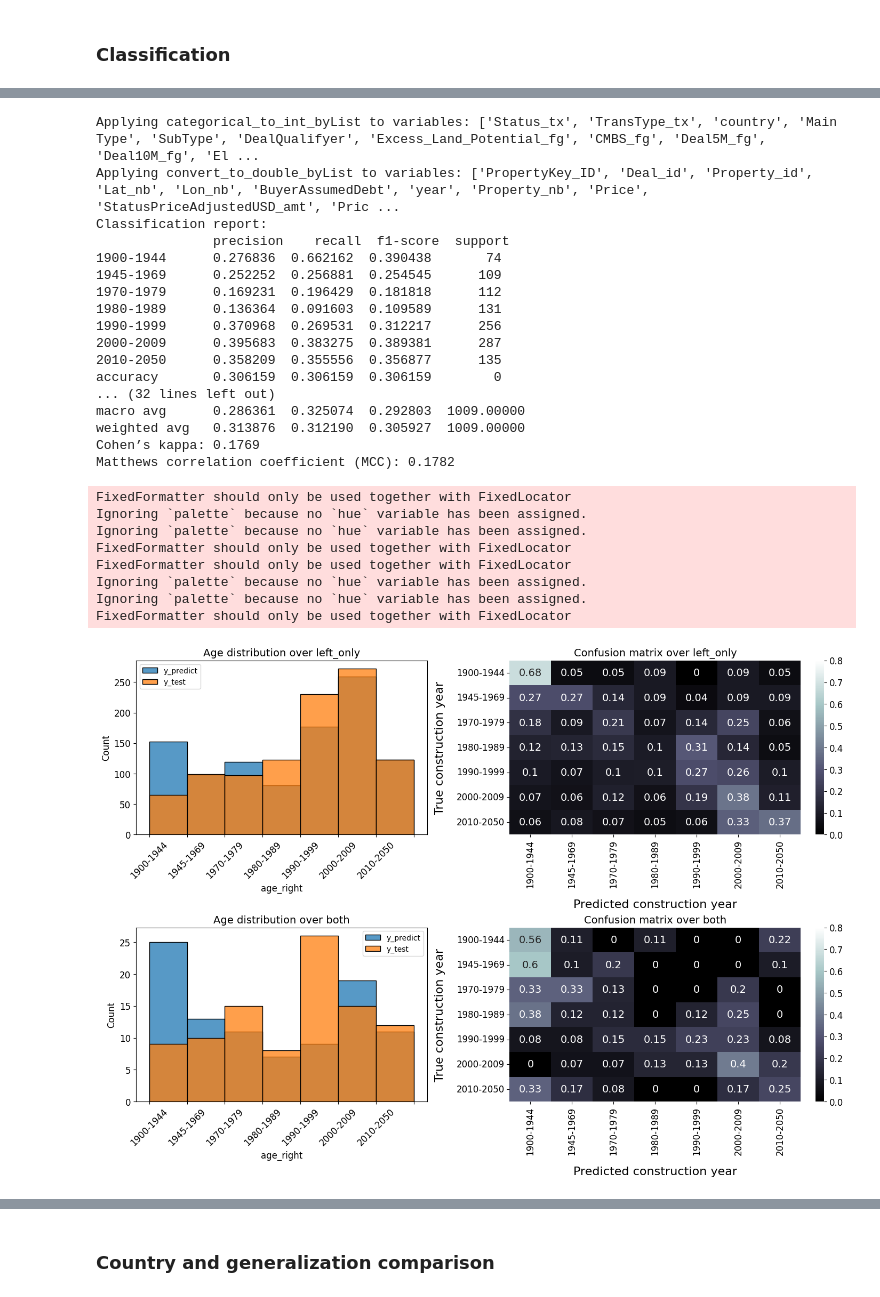
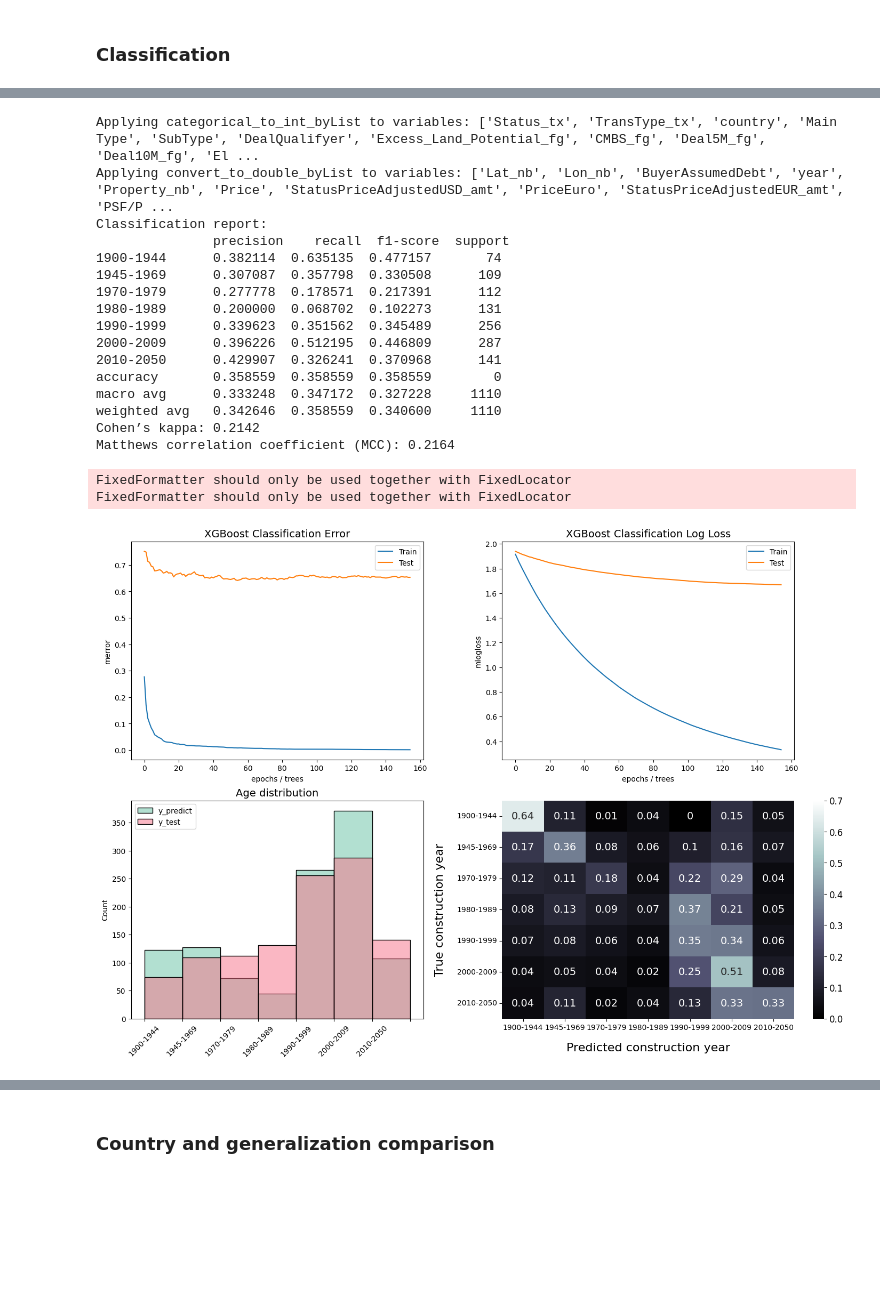
Before and after one commit to kaifoerster/BuildingAgePredictorML, a Jupyter notebook: main notebooks/demo-RCA.ipynb, the cells around one changed output, grey strips where cells are left out. Saved outputs shown, nothing was run; the diff lists cells and outputs as text; code cells hidden in the pictures; blank space fills up the shorter version.

```diff
--- a/main notebooks/demo-RCA.ipynb
+++ b/main notebooks/demo-RCA.ipynb
@@ -54,13 +54,22 @@ print(df_dropped.columns.to_list())
 # %% [markdown]
 ## Prediction
 # %%
+# xgb_model_params = {'tree_method': 'hist'}
+# xgb_hyperparams = {
+#     'max_depth': 5,
+#     'learning_rate': 0.1,
+#     'n_estimators': 500,
+#     'colsample_bytree': 0.5,
+#     'subsample': 1.0,
+# }
+
 xgb_model_params = {'tree_method': 'hist'}
 xgb_hyperparams = {
-    'max_depth': 5,
-    'learning_rate': 0.1,
-    'n_estimators': 500,
-    'colsample_bytree': 0.5,
-    'subsample': 1.0,
+    'max_depth': 13,
+    'learning_rate': 0.025,
+    'n_estimators': 1000,
+    'colsample_bytree': 0.9,
+    'colsample_bylevel': 0.5
 }
 # %% [markdown]
 ### Regression
@@ -141,5 +150,5 @@ classifier = AgeClassifier(
     # bin_config=equally_sized_bins,
     bins=equally_sized_bins,
 )
-classifier.evaluate(balanced_attribute = "_merge")
+classifier.evaluate(vmax=0.7)
 # %% [output]
@@ -162,30 +171,23 @@ classifier.evaluate(balanced_attribute = "_merge")
 `early_stopping_rounds` in `fit` method is deprecated for better compatibility with scikit-learn, use `early_stopping_rounds` in constructor or`set_params` instead.
 Applying categorical_to_int_byList to variables: ['Status_tx', 'TransType_tx', 'country', 'Main Type', 'SubType', 'DealQualifyer', 'Excess_Land_Potential_fg', 'CMBS_fg', 'Deal5M_fg', 'Deal10M_fg', 'El ...
-Applying convert_to_double_byList to variables: ['PropertyKey_ID', 'Deal_id', 'Property_id', 'Lat_nb', 'Lon_nb', 'BuyerAssumedDebt', 'year', 'Property_nb', 'Price', 'StatusPriceAdjustedUSD_amt', 'Pric ...
+Applying convert_to_double_byList to variables: ['Lat_nb', 'Lon_nb', 'BuyerAssumedDebt', 'year', 'Property_nb', 'Price', 'StatusPriceAdjustedUSD_amt', 'PriceEuro', 'StatusPriceAdjustedEUR_amt', 'PSF/P ...
 Classification report:
                precision    recall  f1-score  support
-1900-1944      0.276836  0.662162  0.390438       74
-1945-1969      0.252252  0.256881  0.254545      109
-1970-1979      0.169231  0.196429  0.181818      112
-1980-1989      0.136364  0.091603  0.109589      131
-1990-1999      0.370968  0.269531  0.312217      256
-2000-2009      0.395683  0.383275  0.389381      287
-2010-2050      0.358209  0.355556  0.356877      135
-accuracy       0.306159  0.306159  0.306159        0
-... (32 lines left out)
-macro avg      0.286361  0.325074  0.292803  1009.00000
-weighted avg   0.313876  0.312190  0.305927  1009.00000
-Cohen’s kappa: 0.1769
-Matthews correlation coefficient (MCC): 0.1782
+1900-1944      0.382114  0.635135  0.477157       74
+1945-1969      0.307087  0.357798  0.330508      109
+1970-1979      0.277778  0.178571  0.217391      112
+1980-1989      0.200000  0.068702  0.102273      131
+1990-1999      0.339623  0.351562  0.345489      256
+2000-2009      0.396226  0.512195  0.446809      287
+2010-2050      0.429907  0.326241  0.370968      141
+accuracy       0.358559  0.358559  0.358559        0
+macro avg      0.333248  0.347172  0.327228     1110
+weighted avg   0.342646  0.358559  0.340600     1110
+Cohen’s kappa: 0.2142
+Matthews correlation coefficient (MCC): 0.2164
-FixedFormatter should only be used together with FixedLocator
-Ignoring `palette` because no `hue` variable has been assigned.
-Ignoring `palette` because no `hue` variable has been assigned.
 FixedFormatter should only be used together with FixedLocator
 FixedFormatter should only be used together with FixedLocator
-Ignoring `palette` because no `hue` variable has been assigned.
-Ignoring `palette` because no `hue` variable has been assigned.
-FixedFormatter should only be used together with FixedLocator
-[figure, old version]
+[figure, new version]
 # %% [markdown]
 ![image.png](attachment:image.png)
 # %% [markdown]
```
Also changed, not shown: parts of 3 cells of this notebook, 16 other files.
